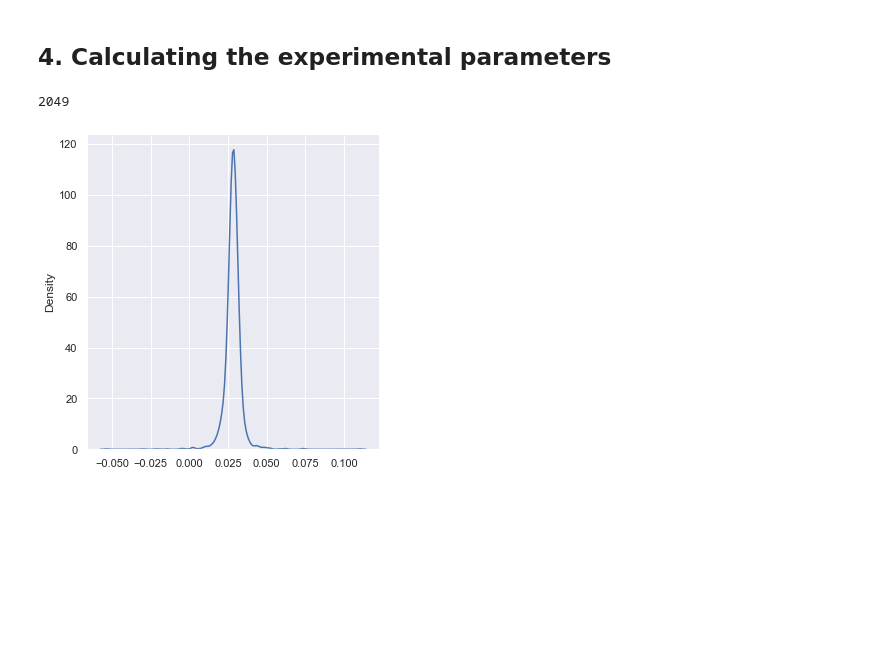
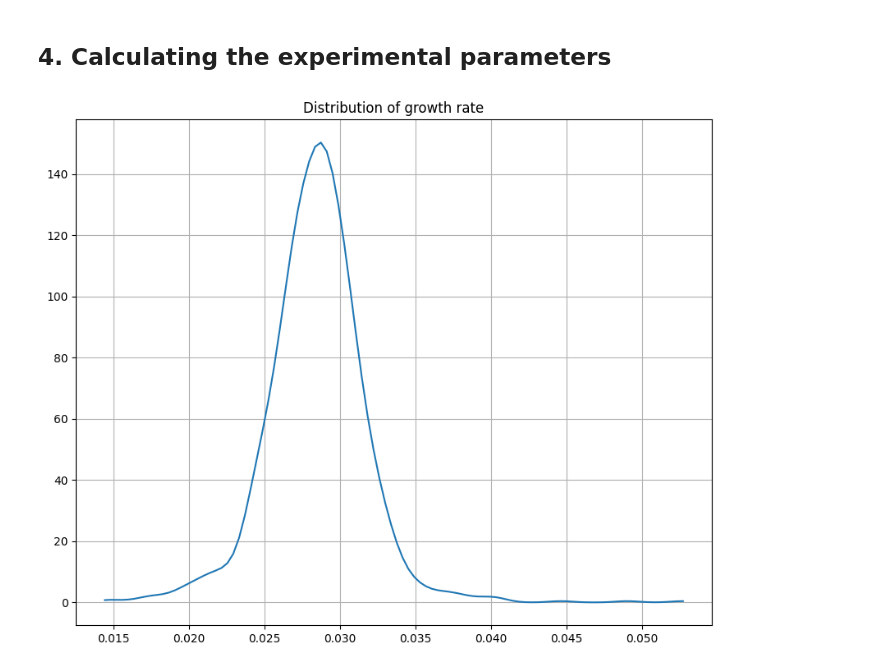
Before and after one commit to Rudiio/Bacteria, a Jupyter notebook: data.ipynb, the cells around one changed output. Cells and saved outputs as stored; diff of their text form; code cells hidden in the pictures; blank space fills up the shorter version.

```diff
--- a/data.ipynb
+++ b/data.ipynb
@@ -81,16 +86,8 @@ Ldf = []
 for f in all_files:
     Ldf.append(cleaning(pd.read_csv(f,sep="\t")))
 
-# Ldf.append((cleaning(pd.read_csv(f,sep="\t")) for f in all_files))
-
-# DF = pd.concat(Ldf)
-
-# Reindexing
-# df = df.reset_index(drop="True")
-
-# df
-# df =cleaning(df)
-# df
+DF = pd.concat(Ldf)
+# DF
 # %% [markdown]
 ## 4. Calculating the experimental parameters
 # %%
@@ -106,31 +103,71 @@ Gen_E=[]            # generation
 First_div_E=[]      # length at first division
 Theta_E =[]         # angle
 lifespan_E=[]       # lifespan
+width_birth_E=[]    # width at birth
+# %%
+# Calculating the number of bacteria by time
+Nb = np.zeros((len(Ldf),DF["frame"].max()))
+
+
+for i in range(0,len(Ldf)):
+    df = Ldf[i]
+    for j in range(2,df["frame"].max()+1):
+        d = df.loc[df["frame"]==j]
+        # d = d.reset_index(drop="True")
+        # d=d.sort_values(by='time',axis=0)
+        nrow = d.shape[0]
+        Nb[i,j-1]=nrow
 # %%
+from matplotlib.pyplot import axis
+
+# Iterating on the files
 for df in Ldf:
+    # Iterating on the different bacteria (by their schnitzo number)
+    df = cleaning2(df)
     for i in range(3,df["schnitzno"].max()+1):
+        # Selecting the interesting data
         d = df.loc[df["schnitzno"]==i]
         d = d.reset_index(drop="True")
+        d=d.sort_values(by='time',axis=0)
         nrow = d.shape[0]
-        if nrow>1:
+
+        # Saving the new data
+        if nrow>1 and d["frame"][nrow-1]!=df["frame"].max():
             Increment_E.append(d["length"][0]-d["length"][nrow-1])
             length_E.append(list(d["length"]))
             length_div_E.append(d["length"][nrow-1])
             length_birth_E.append(d["length"][0])
-            growth_rate_E.append(np.log(d["length"][nrow-1]/d["length"][0])/(d["time"][nrow-1]-d["time"][0]))
+            if(0<=np.log(d["length"][nrow-1]/d["length"][0])/(d["time"][nrow-1]-d["time"][0])):
+                growth_rate_E.append(np.log(d["length"][nrow-1]/d["length"][0])/(d["time"][nrow-1]-d["time"][0]))
             Gen_E.append(len(d["cname"][0]))
+            width_birth_E.append(d["width"][0])
+            lifespan_E.append(d["lifespan"][0])
 
-            lifespan_E.append(d["lifespan"][0])
             if(len(d["cname"][0])==3):
                 First_div_E.append(d["length"][0])
 
-g = np.array(growth_rate_E)
-# plt.hist(g)
-print(len(growth_rate_E))
+# Converting the lists into arrays
+gre = np.array(growth_rate_E)
+incre = np.array(Increment_E)
+lde = np.array(length_div_E)
+lbe  = np.array(length_birth_E)
+gene = np.array(Gen_E)
+lpe = np.array(lifespan_E)
+fde = np.array(First_div_E)
+we = np.array(width_birth_E)
-# %% [output]
-2049
-# %%
-sns.set(rc = {'figure.figsize':(15,8)})
-growth = sns.displot(g,kind="kde")
-# %% [output]
-[figure, removed]
+# %%
+# growth = sns.displot(g,kind="kde")
+
+# Calculating the kernel density of the experimental growth rate
+data = gre
+kde = stats.gaussian_kde(data)
+x = np.linspace(data.min(), data.max(), 100)
+p = kde(x)
+
+plt.figure(figsize=(10,8))
+plt.plot(x,p)
+plt.title("Distribution of growth rate")
+plt.grid()
+plt.show()
+# %% [output]
+[figure, added]
```
Also changed, not shown: parts of 9 cells of this notebook, 4 other files.
